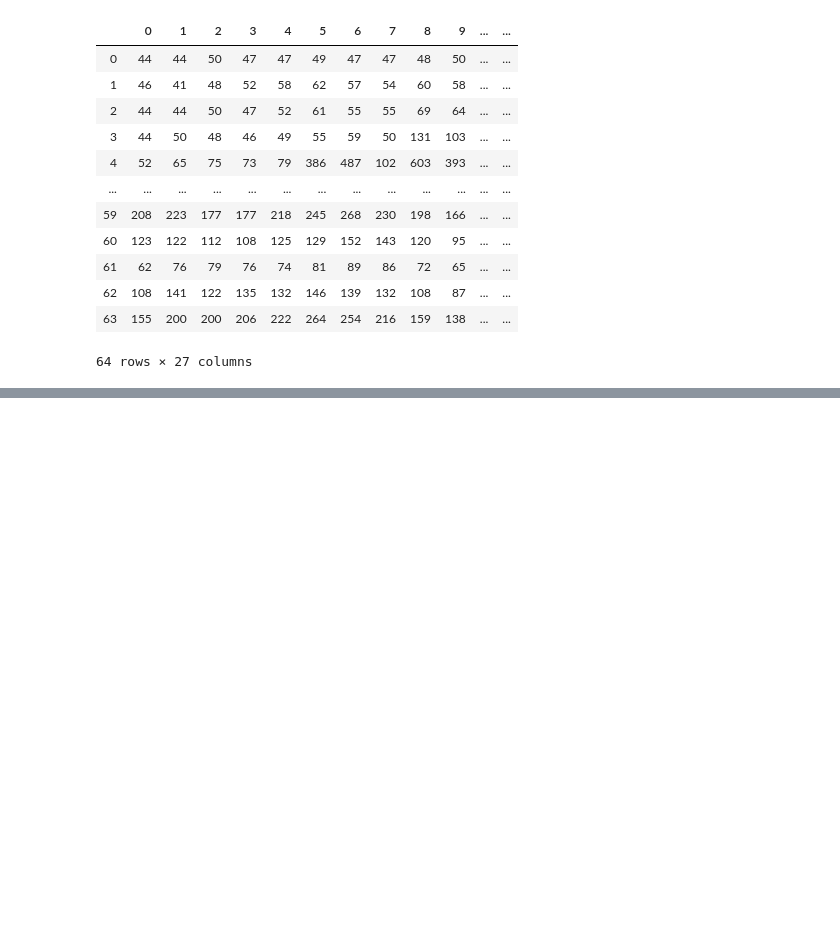
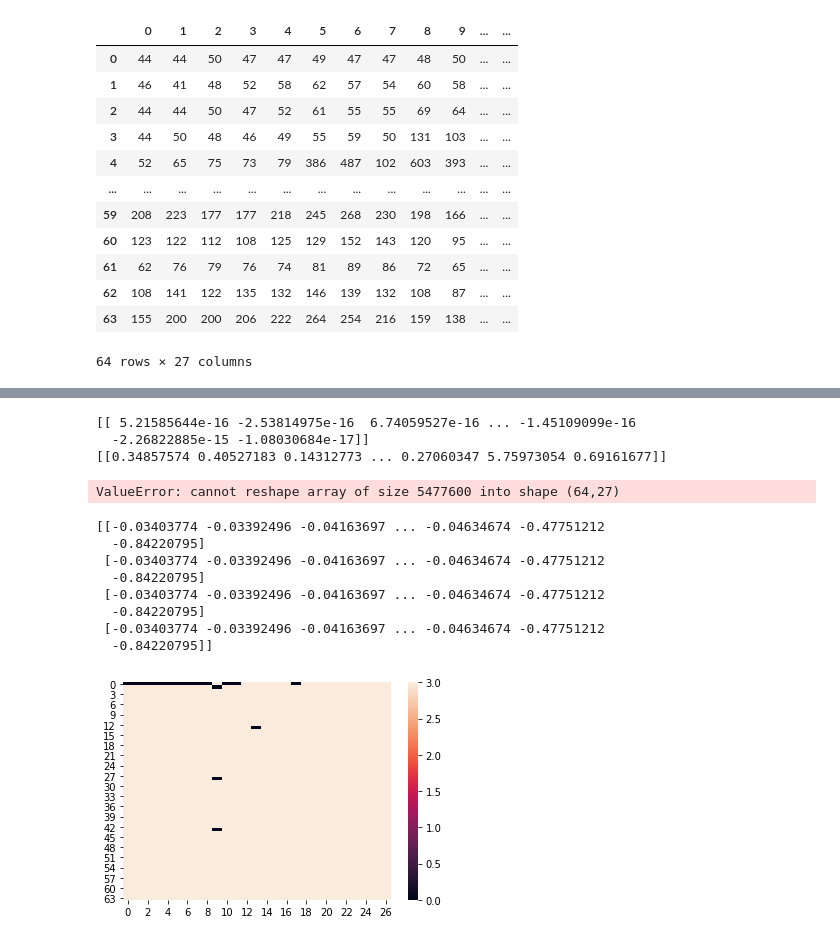
Before and after one commit to CrostaBot/PostureRecognition, a Jupyter notebook: PCA.ipynb, the cells around one changed output, grey strips where cells are left out. Drawn from its saved outputs; the diff is of its cells as text; code cells hidden in the pictures; blank space fills up the shorter version.

```diff
--- a/PCA.ipynb
+++ b/PCA.ipynb
@@ -147,7 +154,7 @@ X_std = scaler.fit_transform(X)
 center = [(6.5,15.5,500),(21.5,15.5,500),(55.,15.5,500)]
 center = np.array(center)
 #km = km(n_clusters=4).fit(X_std)
-km = km(n_clusters=3, init = center).fit(X_std)
+km = km(n_clusters=3).fit(X_std)
 km.labels_
 
 y_km = km.predict(X_std)
@@ -268,0 +261,29 @@ Length: 686, dtype: float64
+# %%
+#define sections
+total = df.to_numpy()
+section1 = df.iloc[:, :].to_numpy()
+section2 = df.iloc[14:40, :].to_numpy()
+section3 = df.iloc[40:, :].to_numpy()
+
+scaler = StandardScaler()
+section1 = scaler.fit_transform(section1)
+
+km = KMeans(n_clusters=1).fit(section1)
+km.labels_
+
+y_km = km.predict(section1)
+
+o = km.cluster_centers_
+print(o)
+o = scaler.inverse_transform(o)
+print(o)
+
+sas.heatmap(np.flip(total.reshape(64, 27),0))
+plt.scatter(o[:,1], o[:,0],
+            marker='x', s=169, linewidths=3,
+            color='w', zorder=10)
+# %% [output]
+[[ 5.21585644e-16 -2.53814975e-16  6.74059527e-16 ... -1.45109099e-16
+  -2.26822885e-15 -1.08030684e-17]]
+[[0.34857574 0.40527183 0.14312773 ... 0.27060347 5.75973054 0.69161677]]
+ValueError: cannot reshape array of size 5477600 into shape (64,27)
@@ -268,0 +295,21 @@ Length: 686, dtype: float64
+# %%
+lol = [3 for i in range(64*27)]
+
+for i in range(0,len(section1)):
+    index = int(section1[i][0]*27) + int(section1[i][1])
+    lol[index] = km.labels_[i]
+
+lol = np.array(lol)
+sas.heatmap(lol.reshape(64,27))
+
+print(section1[0:4])
+# %% [output]
+[[-0.03403774 -0.03392496 -0.04163697 ... -0.04634674 -0.47751212
+  -0.84220795]
+ [-0.03403774 -0.03392496 -0.04163697 ... -0.04634674 -0.47751212
+  -0.84220795]
+ [-0.03403774 -0.03392496 -0.04163697 ... -0.04634674 -0.47751212
+  -0.84220795]
+ [-0.03403774 -0.03392496 -0.04163697 ... -0.04634674 -0.47751212
+  -0.84220795]]
+[figure, added]
```
Also changed, not shown: parts of 13 cells of this notebook.
